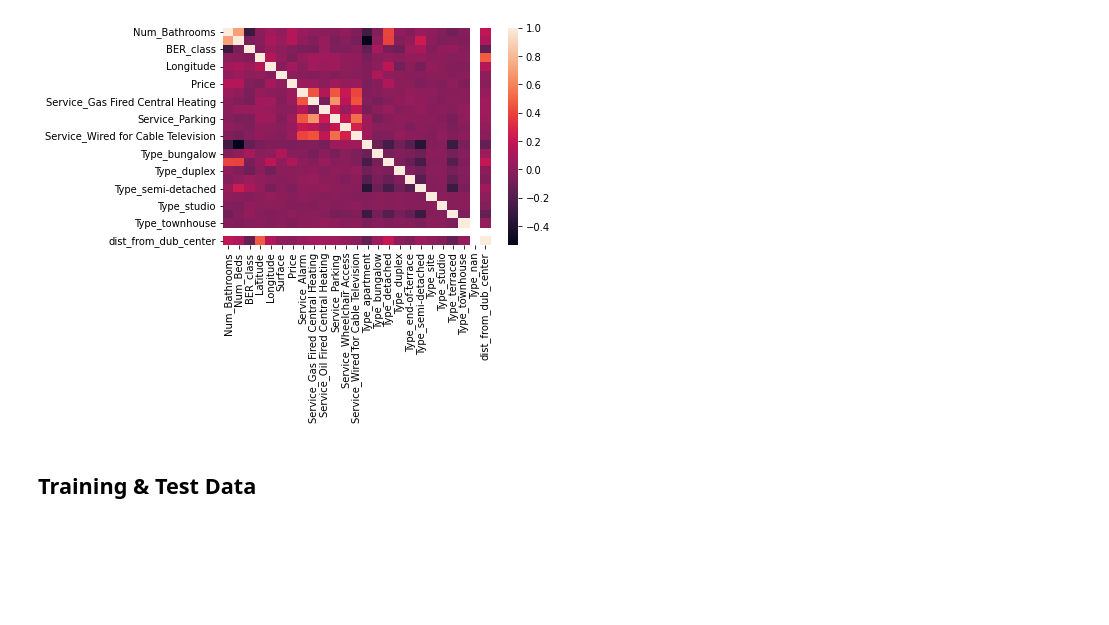
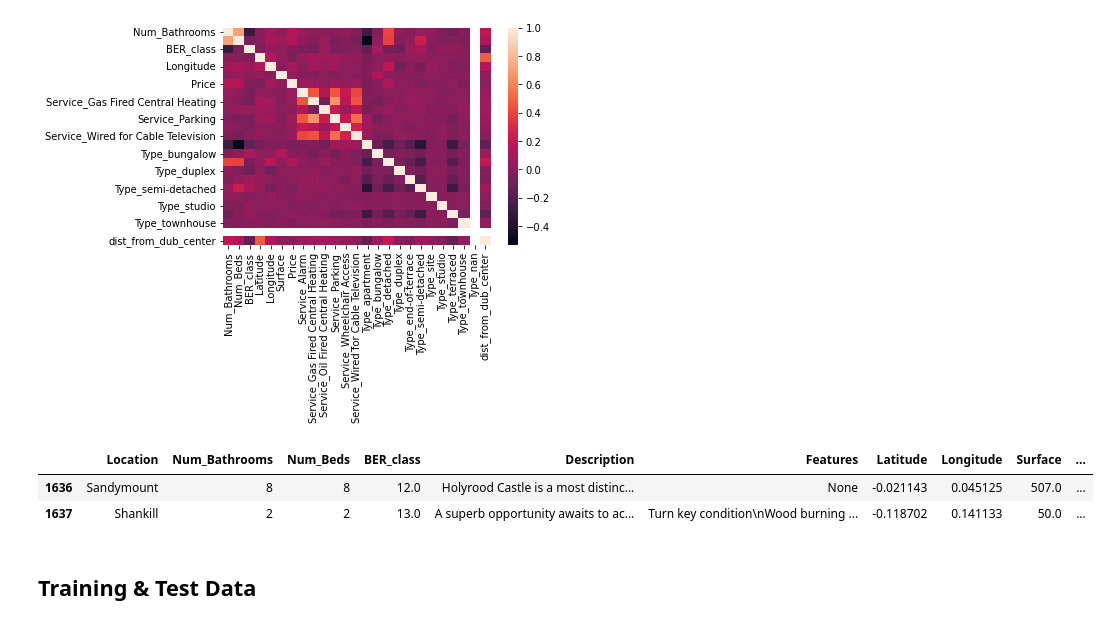
Before and after one commit to tomkeane07/AI-Projects-UL, a Jupyter notebook: semester3/MachineLearningApplications/E3/E3.ipynb, the cells around one changed output. Saved outputs shown, nothing was run; the diff lists cells and outputs as text; code cells hidden in the pictures; blank space fills up the shorter version.

```diff
--- a/semester3/MachineLearningApplications/E3/E3.ipynb
+++ b/semester3/MachineLearningApplications/E3/E3.ipynb
@@ -391,5 +401,11 @@ dist_from_dub_center                  0
 dtype: int64
 <matplotlib.axes._subplots.AxesSubplot at 0x...>
 [figure]
+# %%
+display(df.tail(2))
+# %% [output]
+|  | Location | Num_Bathrooms | Num_Beds | BER_class | Description | Features | Latitude | Longitude | Surface | ... |
+| 1636 | Sandymount | 8 | 8 | 12.0 | Holyrood Castle is a most distinc... | None | -0.021143 | 0.045125 | 507.0 | ... |
+| 1637 | Shankill | 2 | 2 | 13.0 | A superb opportunity awaits to ac... | Turn key condition\nWood burning ... | -0.118702 | 0.141133 | 50.0 | ... |
 # %% [markdown]
 ## Training & Test Data
```
Also changed, not shown: parts of 20 cells of this notebook.
